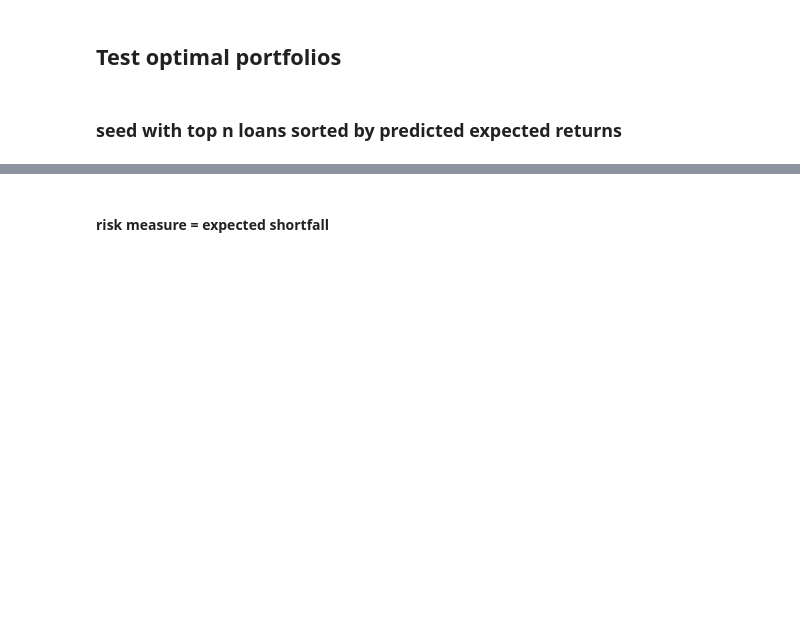
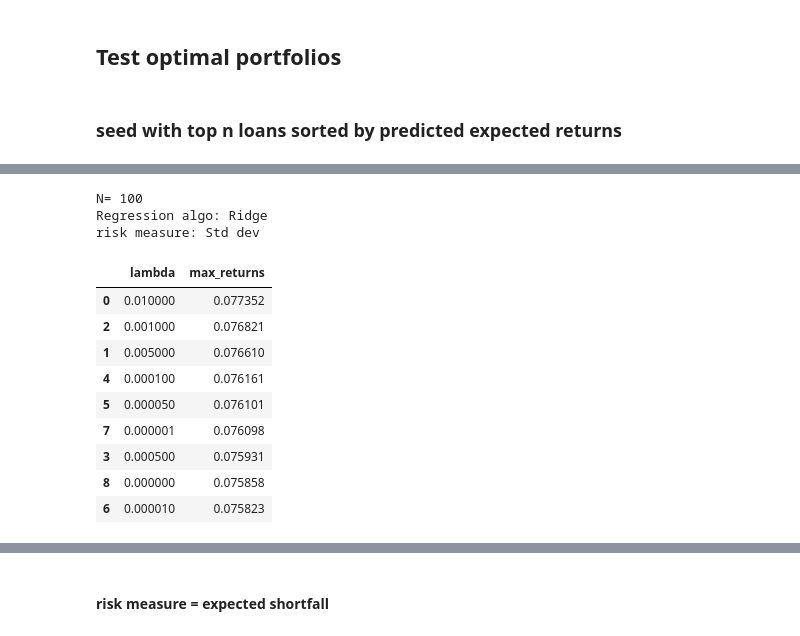
Before and after one commit to simondyates/Lending-Club, a Jupyter notebook: Robert/LC_modelling.ipynb, the cells around one changed output, grey strips where cells are left out. Drawn from its saved outputs; the diff is of its cells as text; code cells hidden in the pictures; blank space fills up the shorter version.

```diff
--- a/Robert/LC_modelling.ipynb
+++ b/Robert/LC_modelling.ipynb
@@ -821,0 +738,3 @@ risk_aversion = 0.1
+# %%
+top_by_expected_ret = (def_predictions[['id','pred_expected_ret','funded_amnt','risk_std_dev','risk_ES_95']].\
+                        sort_values('pred_expected_ret', ascending=False)).iloc[:n,]
@@ -821,0 +753,31 @@ risk_aversion = 0.1
+# %%
+def get_optimized_portfolios(id_values, ret, funded_amnt, risk_aversion, risk_measure, risk):
+    start_time = time.time()
+    if risk_measure:
+        opt_expected_ret_ES = portfolio_optimize(ret,
+                                          funded_amnt, lambda_c = risk_aversion, \
+                                          risk_measure = risk_measure, risk_ES=risk
+                                         )
+    else:
+        opt_expected_ret_ES = portfolio_optimize(ret,
+                                          funded_amnt, lambda_c = risk_aversion, \
+                                          risk_measure = risk_measure, risk_std=risk
+                                         )
+    end_time = time.time()
+    print("Fit time: " + str(round(end_time - start_time, 2)) + " seconds")
+    print("Risk aversion parameter:", risk_aversion)
+
+    opt_df = pd.DataFrame({'id':id_values, 'funded_amnt': funded_amnt, \
+                  'optimal_notionals':opt_expected_ret_ES.x})
+    opt_df.optimal_notionals = opt_df.optimal_notionals.apply(lambda val: round(val))
+    return opt_df
+# %%
+lambda_c =[0.01, 0.005, 0.001, 0.0005, 0.0001, 0.00005, 0.00001, 0.000001, 0]
+# %%
+#find the optimal risk_aversion parameter:
+portf_ret_arr = [calc_realized_returns(get_optimized_portfolios(top_by_expected_ret.id.values,
+                                                                top_by_expected_ret.pred_expected_ret.values,
+                                                                top_by_expected_ret.funded_amnt.values,
+                                                                risk_aversion_parameter, 0,
+                                                                top_by_expected_ret.risk_std_dev))\
+ for risk_aversion_parameter in lambda_c]
@@ -821,0 +802,19 @@ risk_aversion = 0.1
+# %%
+print("N=",n)
+print("Regression algo:", regressor_used)
+print("risk measure: Std dev")
+pd.DataFrame({'lambda': lambda_c, 'max_returns':portf_ret_arr}).sort_values('max_returns', ascending=False)
+# %% [output]
+N= 100
+Regression algo: Ridge
+risk measure: Std dev
+|  | lambda | max_returns |
+| 0 | 0.010000 | 0.077352 |
+| 2 | 0.001000 | 0.076821 |
+| 1 | 0.005000 | 0.076610 |
+| 4 | 0.000100 | 0.076161 |
+| 5 | 0.000050 | 0.076101 |
+| 7 | 0.000001 | 0.076098 |
+| 3 | 0.000500 | 0.075931 |
+| 8 | 0.000000 | 0.075858 |
+| 6 | 0.000010 | 0.075823 |
```
Also changed, not shown: parts of 62 cells of this notebook.
